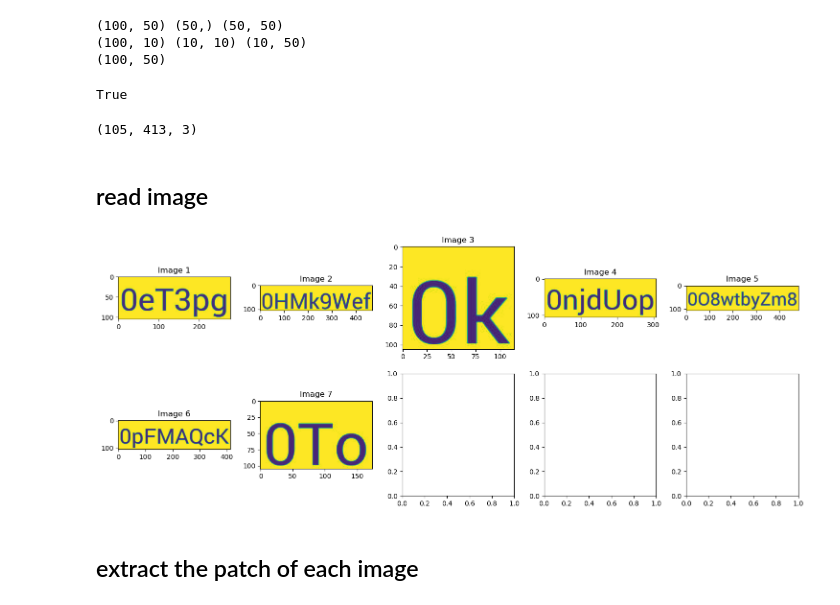
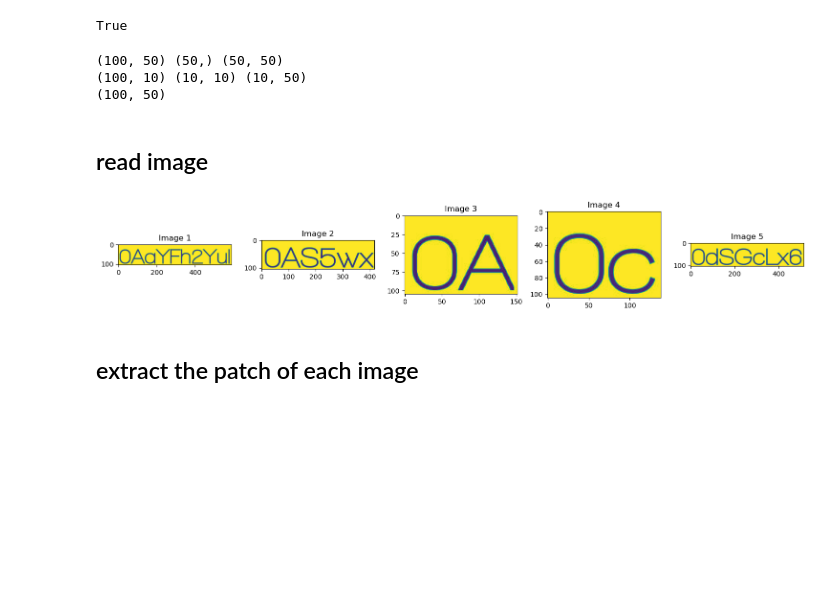
Before and after one commit to NguyenDucAnforwork/CV_20242, a Jupyter notebook: test.ipynb, the cells around one changed output. Cells and saved outputs as stored; diff of their text form; code cells hidden in the pictures; blank space fills up the shorter version.

```diff
--- a/test.ipynb
+++ b/test.ipynb
@@ -1,6 +1,10 @@
 # %%
 import torch
 import torch.nn as nn
+# %%
+torch.cuda.is_available()
+# %% [output]
+True
 # %%
 # SVD
 import numpy as np
@@ -29,14 +33,6 @@ print(W_compressed.shape)
 (100, 50) (50,) (50, 50)
 (100, 10) (10, 10) (10, 50)
 (100, 50)
-# %%
-torch.cuda.is_available()
-# %% [output]
-True
-# %%
-images[5].shape
-# %% [output]
-(105, 413, 3)
 # %% [markdown]
 ## read image
 # %%
@@ -60,35 +56,35 @@ def read_images_from_folder(folder, classname=None):
         for filename in os.listdir(os.path.join(folder, classname)):
             img_path = os.path.join(folder, classname, filename)
             img = Image.open(img_path).convert('L')
             images.append(np.array(img))
     return images
 
-images = read_images_from_folder('font_patch', "Roboto")
+images = read_images_from_folder('font_patch', "Walkway")
 
 # show image
 def show_image(image, title=None):
     plt.imshow(image)
     if title:
         plt.title(title)
     plt.axis('off')
     plt.show()
 
 # show 5 images in a grid WITH AXIS
 def show_images_in_grid(images, titles=None, cols=5):
     rows = (len(images) + cols - 1) // cols
     fig, axes = plt.subplots(rows, cols, figsize=(15, 3 * rows))
     for i, ax in enumerate(axes.flat):
         if i < len(images):
             ax.imshow(images[i])
             if titles:
                 ax.set_title(titles[i])
         ax.axis('on')
     plt.tight_layout()
     plt.show()
 
 show_images_in_grid(images, titles=[f'Image {i+1}' for i in range(len(images))], cols=5)
 # %% [output]
-[figure, old version]
+[figure, new version]
 # %% [markdown]
 ## extract the patch of each image
 # %%
```
Also changed, not shown: parts of 11 cells of this notebook.
